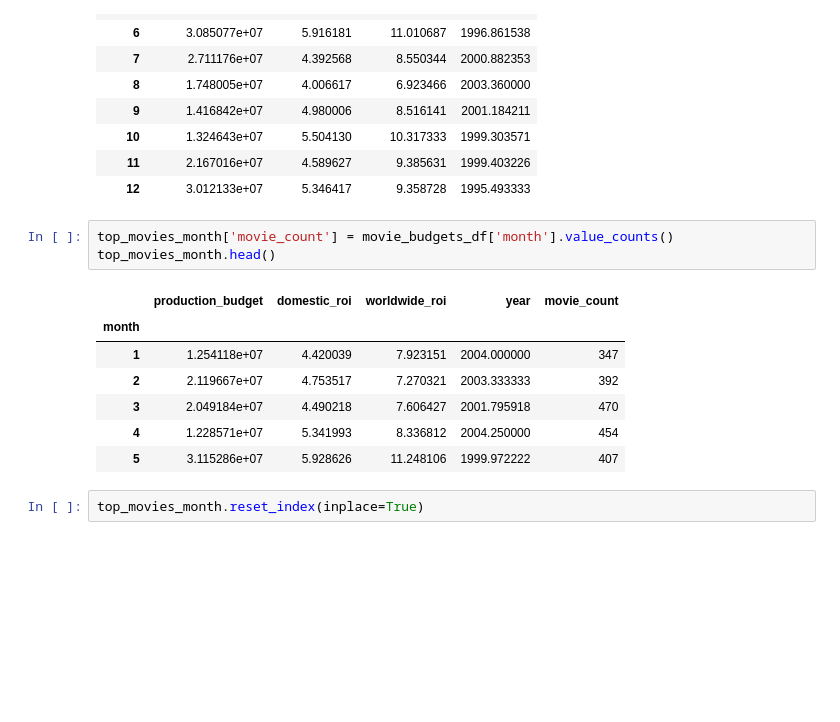
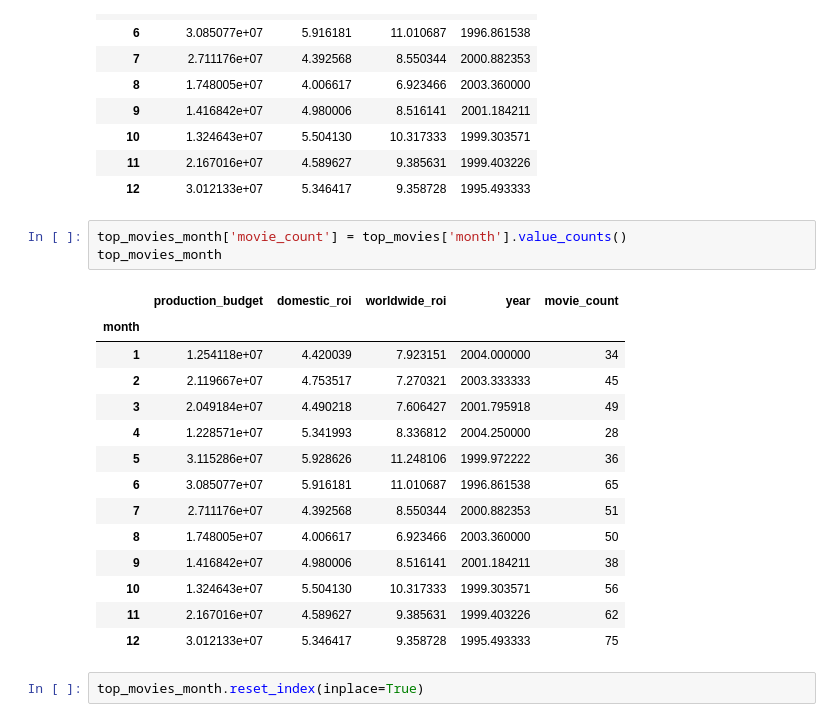
Before and after one commit to jmarkowi/Microsoft-Studios-Analysis, a Jupyter notebook: Eric––Project_1_Workbook.ipynb, the cells around one changed output. Saved outputs shown, nothing was run; the diff lists cells and outputs as text; blank space fills up the shorter version.

```diff
--- a/Eric––Project_1_Workbook.ipynb
+++ b/Eric––Project_1_Workbook.ipynb
@@ -941,16 +973,23 @@ top_movies_month
 | 11 | 2.167016e+07 | 4.589627 | 9.385631 | 1999.403226 |
 | 12 | 3.012133e+07 | 5.346417 | 9.358728 | 1995.493333 |
 # %%
-top_movies_month['movie_count'] = movie_budgets_df['month'].value_counts()
-top_movies_month.head()
+top_movies_month['movie_count'] = top_movies['month'].value_counts()
+top_movies_month
 # %% [output]
 |  | production_budget | domestic_roi | worldwide_roi | year | movie_count |
 | month |  |  |  |  |  |
-| 1 | 1.254118e+07 | 4.420039 | 7.923151 | 2004.000000 | 347 |
-| 2 | 2.119667e+07 | 4.753517 | 7.270321 | 2003.333333 | 392 |
-| 3 | 2.049184e+07 | 4.490218 | 7.606427 | 2001.795918 | 470 |
-| 4 | 1.228571e+07 | 5.341993 | 8.336812 | 2004.250000 | 454 |
-| 5 | 3.115286e+07 | 5.928626 | 11.248106 | 1999.972222 | 407 |
+| 1 | 1.254118e+07 | 4.420039 | 7.923151 | 2004.000000 | 34 |
+| 2 | 2.119667e+07 | 4.753517 | 7.270321 | 2003.333333 | 45 |
+| 3 | 2.049184e+07 | 4.490218 | 7.606427 | 2001.795918 | 49 |
+| 4 | 1.228571e+07 | 5.341993 | 8.336812 | 2004.250000 | 28 |
+| 5 | 3.115286e+07 | 5.928626 | 11.248106 | 1999.972222 | 36 |
+| 6 | 3.085077e+07 | 5.916181 | 11.010687 | 1996.861538 | 65 |
+| 7 | 2.711176e+07 | 4.392568 | 8.550344 | 2000.882353 | 51 |
+| 8 | 1.748005e+07 | 4.006617 | 6.923466 | 2003.360000 | 50 |
+| 9 | 1.416842e+07 | 4.980006 | 8.516141 | 2001.184211 | 38 |
+| 10 | 1.324643e+07 | 5.504130 | 10.317333 | 1999.303571 | 56 |
+| 11 | 2.167016e+07 | 4.589627 | 9.385631 | 1999.403226 | 62 |
+| 12 | 3.012133e+07 | 5.346417 | 9.358728 | 1995.493333 | 75 |
 # %%
 top_movies_month.reset_index(inplace=True)
 # %%
```
Also changed, not shown: parts of 10 cells of this notebook, 3 other files.
